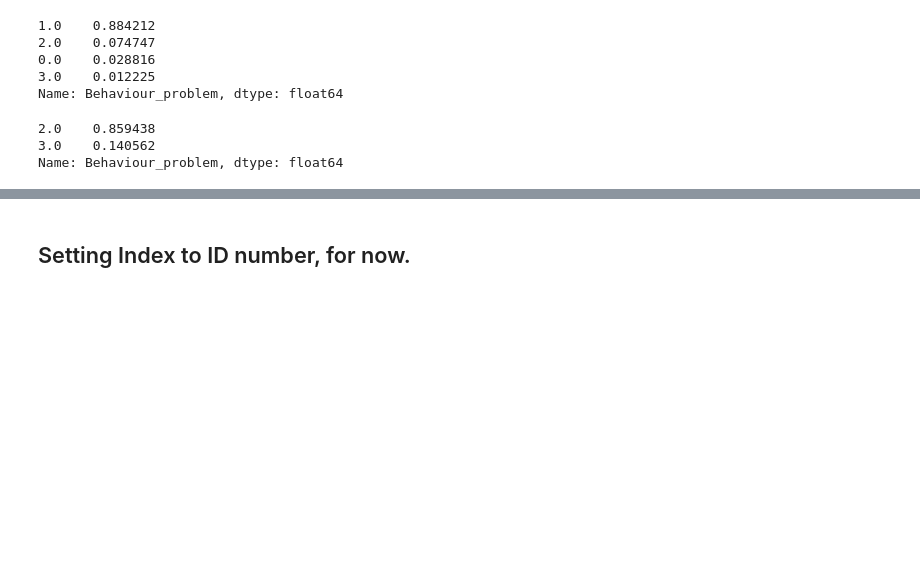
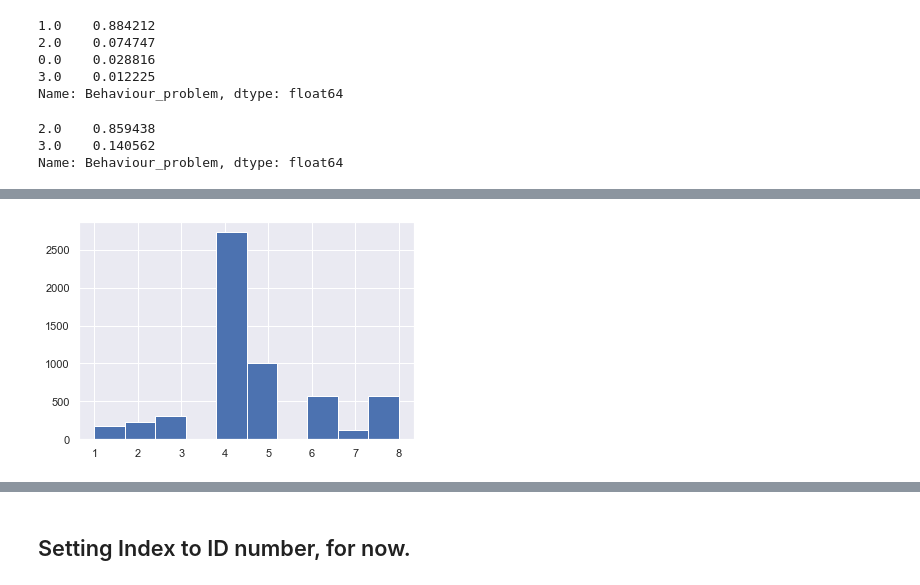
Before and after one commit to GwenToves/Cat-pstone, a Jupyter notebook: Wrangling.ipynb, the cells around one changed output, grey strips where cells are left out. Drawn from its saved outputs; the diff is of its cells as text; code cells hidden in the pictures; blank space fills up the shorter version.

```diff
--- a/Wrangling.ipynb
+++ b/Wrangling.ipynb
@@ -185,0 +199,4 @@ Name: Behaviour_problem, dtype: float64
+# %%
+plt.hist(cat_data['Weaning_age']);
+# %% [output]
+[figure, added]
```
Also changed, not shown: parts of 6 cells of this notebook, 1 other file.
